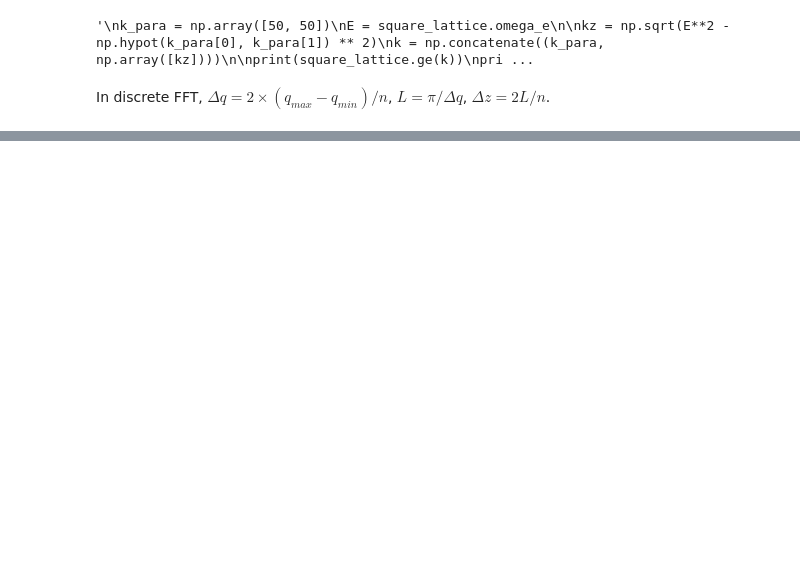
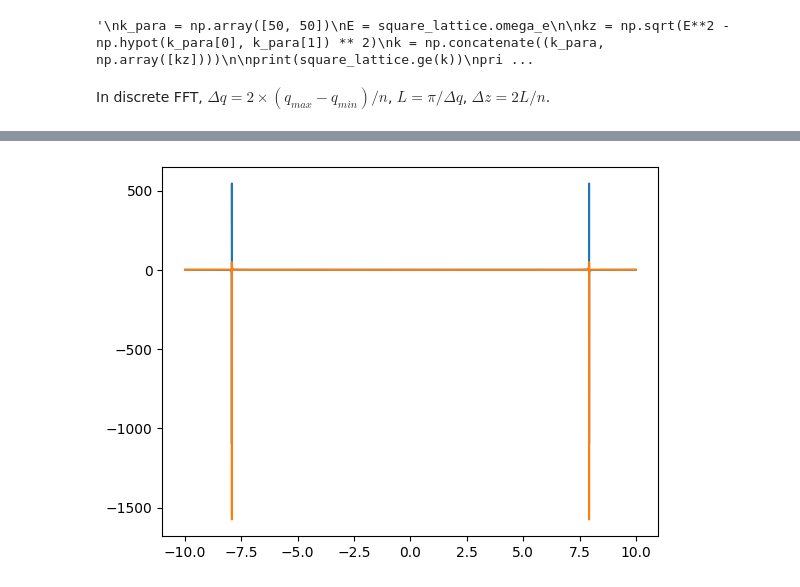
Before and after one commit to ClaudioQTM/2D_array, a Jupyter notebook: src/W_state/W_state_FFT.ipynb, the cells around one changed output, grey strips where cells are left out. Drawn from its saved outputs; the diff is of its cells as text; code cells hidden in the pictures; blank space fills up the shorter version.

```diff
--- a/src/W_state/W_state_FFT.ipynb
+++ b/src/W_state/W_state_FFT.ipynb
@@ -370,0 +401,6 @@ pole_loc(r_para, p_para, 204 / 2, E, Q_para, square_lattice, sigma_func_period)
+# %%
+plt.plot(q_grid[np.abs(q_grid) <= 10],np.real(value_grid)[np.abs(q_grid) <=10])
+plt.plot(q_grid[np.abs(q_grid) <= 10],np.imag(value_grid)[np.abs(q_grid) <=10])
+plt.show()
+# %% [output]
+[figure, added]
```
Also changed, not shown: parts of 6 cells of this notebook.
